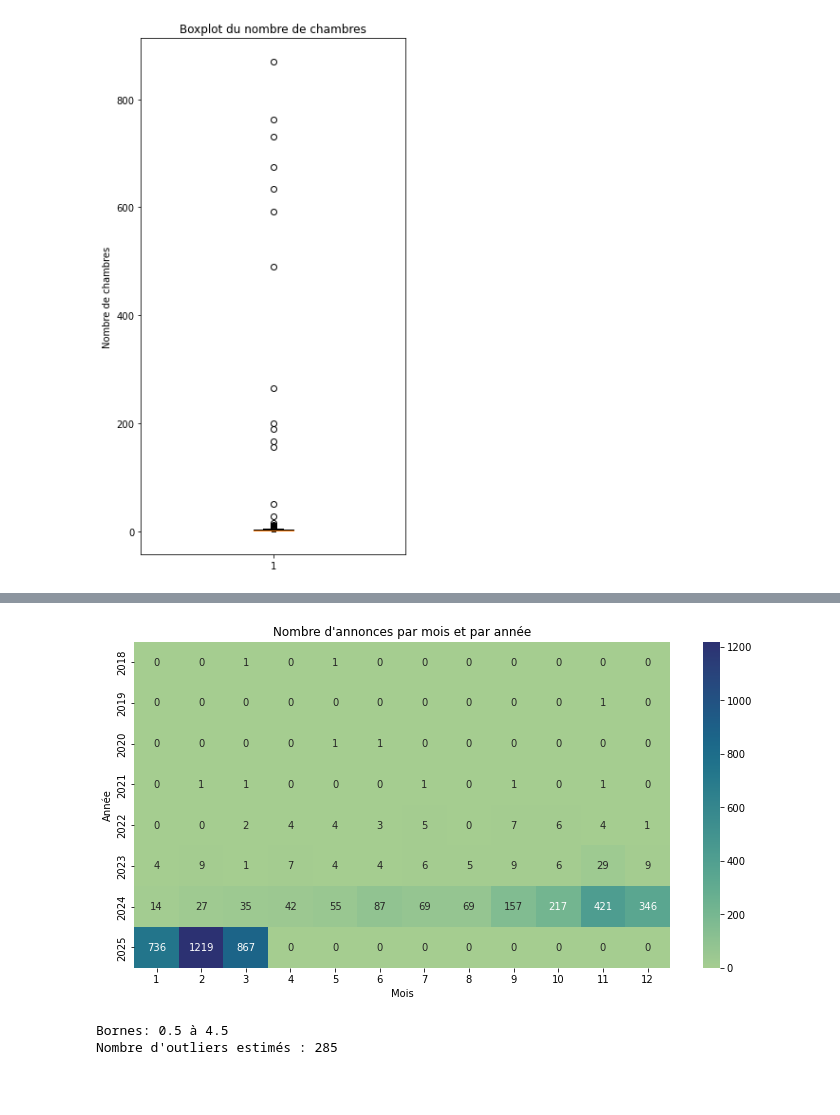
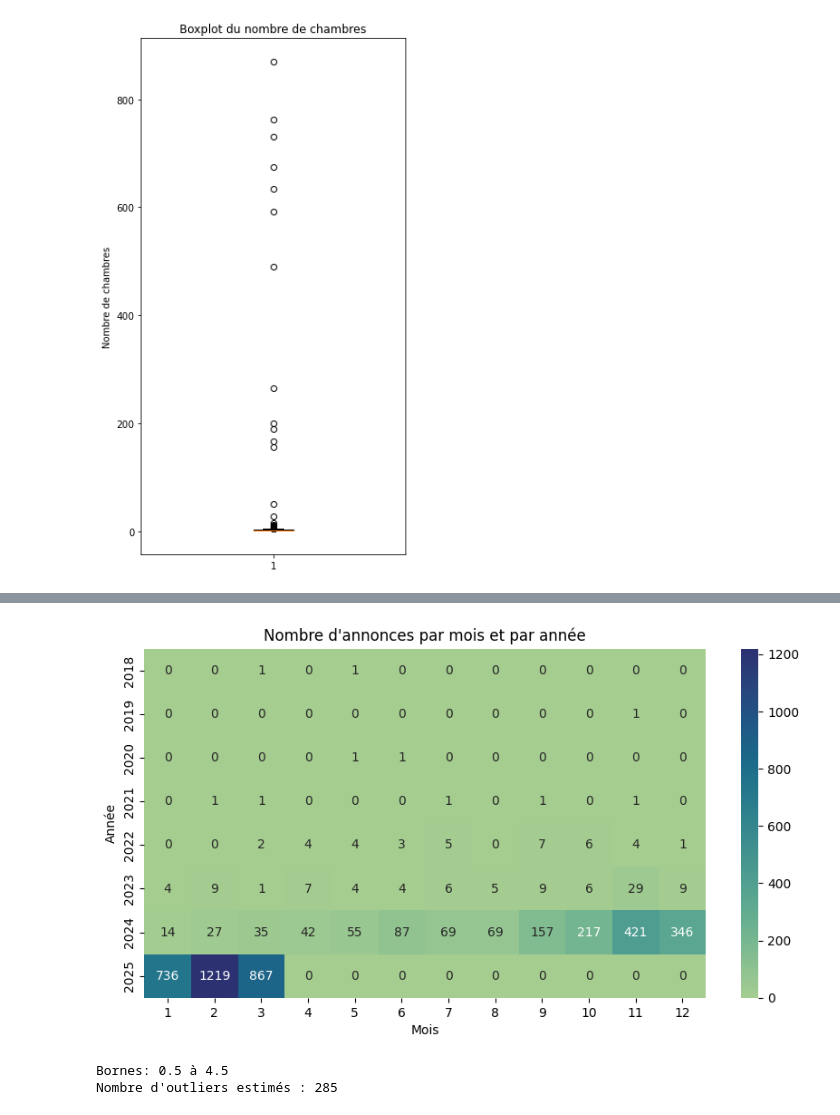
Before and after one commit to sodagt/nlp_immo, a Jupyter notebook: notebooks/exploration.ipynb, the cells around one changed output, grey strips where cells are left out. Drawn from its saved outputs; the diff is of its cells as text; code cells hidden in the pictures; blank space fills up the shorter version.

```diff
--- a/notebooks/exploration.ipynb
+++ b/notebooks/exploration.ipynb
@@ -246,14 +328,14 @@ table = pd.crosstab(Annee, Mois)
 #print(table)
 # %%
 
-plt.figure(figsize=(12, 6))
+plt.figure(figsize=(10, 5))
 sns.heatmap(table, annot=True, fmt="d", cmap="crest")
 plt.title("Nombre d'annonces par mois et par année")
 plt.xlabel("Mois")
 plt.ylabel("Année")
 plt.show()
 # %% [output]
-[figure, old version]
+[figure, new version]
 # %%
 chambres = df_immo["Chambres"].dropna()
 
```
Also changed, not shown: parts of 163 cells of this notebook, 5 other files.
